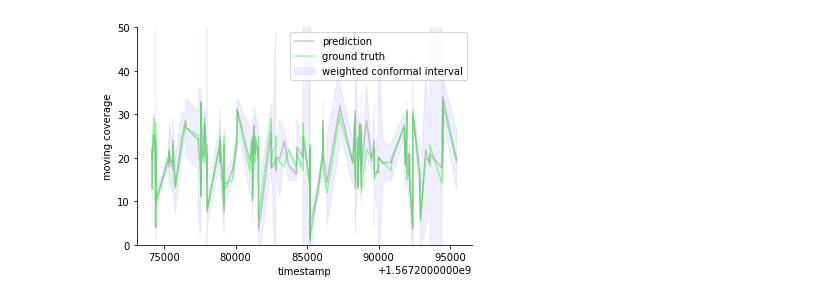
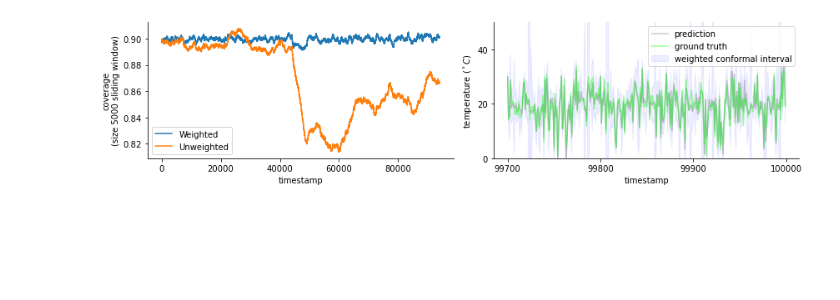
Before and after one commit to aangelopoulos/conformal-prediction, a Jupyter notebook: notebooks/weather-time-series-distribution-shift.ipynb, the cells around one changed output. Cells and saved outputs as stored; diff of their text form; code cells hidden in the pictures; blank space fills up the shorter version.

Commit message:
[finished weather time series example]

```diff
--- a/notebooks/weather-time-series-distribution-shift.ipynb
+++ b/notebooks/weather-time-series-distribution-shift.ipynb
@@ -40,7 +29,7 @@ plt.show()
 # %%
 # Problem setup
 alpha = 0.1 # 1-alpha is the desired coverage
-K=100; weights = np.ones((K,)); w = weights.sum() # Take a fixed window of K
+K=1000; weights = np.ones((K,)); # Take a fixed window of K
 wtildes = weights/(weights.sum() + 1)
 # %%
 # Use the uncertainty scalars method to get conformal scores
@@ -48,25 +37,12 @@ scores = np.abs(pred_mean-temperatures)/pred_uncertainty
 # Get the weighted score quantile at each time step
 def get_weighted_quantile(scores,T):
     score_window = scores[T-K:T]
-    def critical_point_quantile(q): return (wtildes * (score_window <= q)).sum() - (1 - alpha - 1/(w+1))
+    def critical_point_quantile(q): return (wtildes * (score_window <= q)).sum() - (1 - alpha)
     return brentq(critical_point_quantile, 0, 100)
-
 qhats = np.array( [get_weighted_quantile(scores, t) for t in range(K+1, scores.shape[0])] )
 # Deploy (output=lower and upper adjusted quantiles)
 prediction_sets = [pred_mean[K+1:] - pred_uncertainty[K+1:]*qhats, pred_mean[K+1:] + pred_uncertainty[K+1:]*qhats]
 # %%
-prediction_sets = [pred_mean[K+1:] - pred_uncertainty[K+1:]*qhats, pred_mean[K+1:] + pred_uncertainty[K+1:]*qhats]
-covered = ( temperatures[K+1:] >= prediction_sets[0] ) & ( temperatures[K+1:] <= prediction_sets[1] )
-coverage_over_time = moving_average(covered, 5000)
-
+# For comparison, run naive conformal
 naive_qhats = np.array( [np.quantile(scores[:t], np.ceil((t+1)*(1-alpha))/t, interpolation='higher') for t in range(K+1, scores.shape[0]) ] )
 naive_prediction_sets = [pred_mean[K+1:] - pred_uncertainty[K+1:]*naive_qhats, pred_mean[K+1:] + pred_uncertainty[K+1:]*naive_qhats]
-naive_covered = ( temperatures[K+1:] >= naive_prediction_sets[0] ) & ( temperatures[K+1:] <= naive_prediction_sets[1] )
-naive_coverage_over_time = moving_average(naive_covered, 5000)
-
-plt.plot(coverage_over_time, label='Weighted');
-plt.plot(naive_coverage_over_time, label='Unweighted');
-sns.despine(top=True,right=True)
-plt.xlabel('timestamp')
-plt.ylabel('moving coverage')
-plt.legend();
@@ -75,14 +48,0 @@ plt.legend();
-# %%
-# Plot prediction sets
-start_point = 99700
-fig, ax = plt.subplots()
-ax.plot(times[K+1:][start_point:],pred_mean[K+1:][start_point:],color='#00000033',label='prediction')
-ax.plot(times[K+1:][start_point:],temperatures[K+1:][start_point:],color='#00FF0066', label='ground truth')
-sns.despine(top=True,right=True)
-ax.fill_between(times[K+1:][start_point:], prediction_sets[0][start_point:], prediction_sets[1][start_point:], color='#0000FF11', label='weighted conformal interval');
-plt.ylim(0,50);
-plt.xlabel('timestamp')
-plt.ylabel('moving coverage')
-plt.legend();
-# %% [output]
-[figure, removed]
@@ -88,0 +55,27 @@ plt.legend();
+# %%
+# Plot prediction sets and coverage over time
+fig, axs = plt.subplots(1,2,figsize=(12,3))
+
+axs[0].plot(coverage_over_time, label='Weighted');
+axs[0].plot(naive_coverage_over_time, label='Unweighted');
+sns.despine(ax=axs[0],top=True,right=True)
+axs[0].set_xlabel('timestamp')
+axs[0].set_ylabel(f'coverage\n(size 5000 sliding window)')
+axs[0].legend()
+
+start_point = 99700
+timestamps = np.array(range(start_point,pred_mean[K+1:].shape[0]+K+1))
+axs[1].plot(timestamps,pred_mean[start_point:],color='#00000033',label='prediction')
+axs[1].plot(timestamps,temperatures[start_point:],color='#00FF0066', label='ground truth')
+sns.despine(ax=axs[1],top=True,right=True)
+axs[1].fill_between(timestamps, prediction_sets[0][start_point-K-1:], prediction_sets[1][start_point-K-1:], color='#0000FF11', label='weighted conformal interval');
+axs[1].set_ylim(0,50);
+axs[1].locator_params(tight=True, nbins=4)
+axs[1].set_xlabel('timestamp')
+axs[1].set_ylabel(r'temperature ($^\circ C$)')
+axs[1].legend();
+plt.tight_layout()
+
+plt.savefig('../data/weather/weather-results.pdf',)
+# %% [output]
+[figure, added]
```
Also changed, not shown: parts of 3 cells of this notebook.
